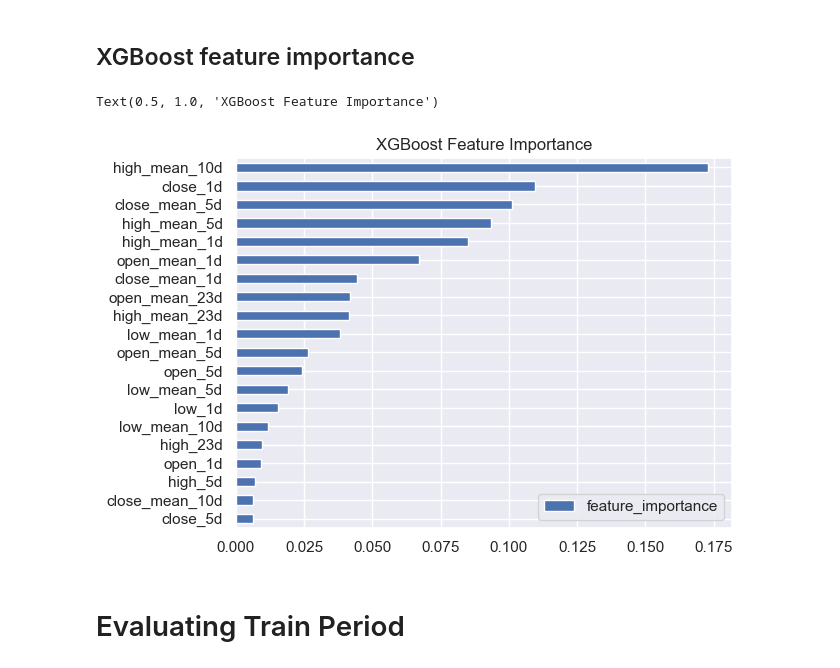
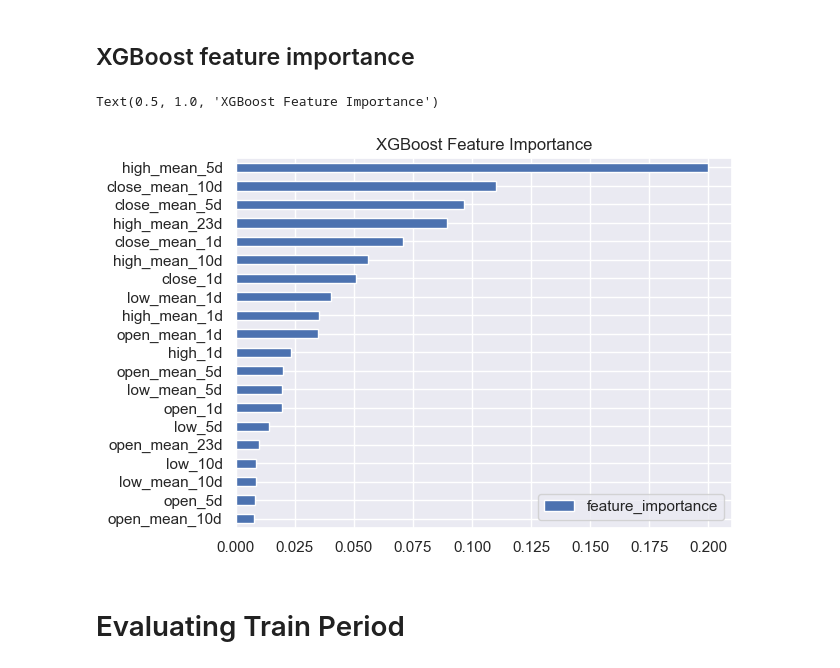
Before and after one commit to RoberPereira/model_pipeline, a Jupyter notebook: notebooks/02-model_training.ipynb, the cells around one changed output. Cells and saved outputs as stored; diff of their text form; code cells hidden in the pictures.

Commit message:
filter features on Pipeline, refactor train.py, train notebook working

```diff
--- a/notebooks/02-model_training.ipynb
+++ b/notebooks/02-model_training.ipynb
@@ -108,8 +90,14 @@ from sklearn.preprocessing import StandardScaler
 # Training XGBoost
 # %%
 grid_search_period = False
-train_test_perdiod = False & ~grid_search_period
+train_test_perdiod = True & ~grid_search_period
+
+target = etl_metadata.target
+features = etl_metadata.features
 # %%
+y_train = ds_train[target]
+y_test = ds_test[target]
+y_eval = ds_eval[target]
 
 if grid_search_period :
 
@@ -128,14 +116,20 @@ if grid_search_period :
                              objective='reg:squarederror' ,
                              random_state=42)
 
+    pipeline = Pipeline([
+        ("selector", ColumnTransformer([("selector", "passthrough", features)], remainder="drop")),
+        ('scaler', StandardScaler())
+    ])
+
+    X_train = pipeline.fit_transform(ds_train)
+    X_test = pipeline.transform(ds_test)
+
     grid_search = GridSearchCV(estimator=model, param_grid=param_grid, scoring='neg_mean_squared_error', cv=tscv, verbose = 4)
     grid_search.fit(X_train, y_train)
 
-
-
     best_params = grid_search.best_params_
     print("Best Hyperparameters:", best_params)
-    xgb_pipeline = grid_search
+    pipeline = grid_search
 
 #
 elif train_test_perdiod:
@@ -151,11 +145,18 @@ elif train_test_perdiod:
         eval_metric='rmse',
         random_state=42)
 
-    xgb_pipeline = Pipeline([
+    pipeline = Pipeline([
+        ("selector", ColumnTransformer([("selector", "passthrough", features)], remainder="drop")),
+        ('scaler', StandardScaler()),
         ('model', model)
     ])
 
-    xgb_pipeline.fit(X_train, y_train, model__eval_set = [ (X_train, y_train), (X_test, y_test) ] , model__verbose = 10 )
+    X_train = pipeline[0:2].fit_transform(ds_train)
+    X_test = pipeline[0:2].transform(ds_test)
+
+    pipeline.fit(ds_train, y_train,
+                 model__eval_set = [ (X_train, y_train), (X_test, y_test) ],
+                 model__verbose = 10 )
 else:
 
 # Best Hyperparameters: {'lambda': 1, 'max_depth': 7, 'min_child_weight': 1, 'n_estimators': 50}
@@ -169,11 +170,12 @@ else:
         objective='reg:squarederror',
         random_state=42)
 
-    xgb_pipeline = Pipeline([
+    pipeline = Pipeline([
+        ("selector", ColumnTransformer([("selector", "passthrough", features)], remainder="drop")),
         ('scaler', StandardScaler()),
         ('model', model)
     ])
 
-    X_train_c = np.concatenate((X_train, X_test), axis=0)
-    y_train_c = np.concatenate((y_train, y_test), axis=0)
-    xgb_pipeline.fit(X_train_c, y_train_c , model__verbose = 10 )
+    X_train_c = pd.concat([ds_train, ds_test], axis=0)
+    y_train_c = pd.concat([y_train, y_test], axis=0)
+    pipeline.fit(X_train_c, y_train_c , model__verbose = 10 )
@@ -199,12 +206,12 @@ ds_metrics
 # %% [markdown]
 ## XGBoost feature importance
 # %%
-fi = pd.DataFrame(data = xgb_pipeline['model'].feature_importances_ , index = ds_train[features].columns.to_list(), columns = ['feature_importance'])
+fi = pd.DataFrame(data = pipeline['model'].feature_importances_ , index = ds_train[features].columns.to_list(), columns = ['feature_importance'])
 ax = fi.sort_values('feature_importance', ascending = True).tail(20).plot(kind = 'barh')
 ax.set_title('XGBoost Feature Importance')
 # %% [output]
 Text(0.5, 1.0, 'XGBoost Feature Importance')
-[figure, old version]
+[figure, new version]
 # %% [markdown]
 # Evaluating Train Period
 # %%
```
Also changed, not shown: parts of 12 cells of this notebook, 6 other files.
